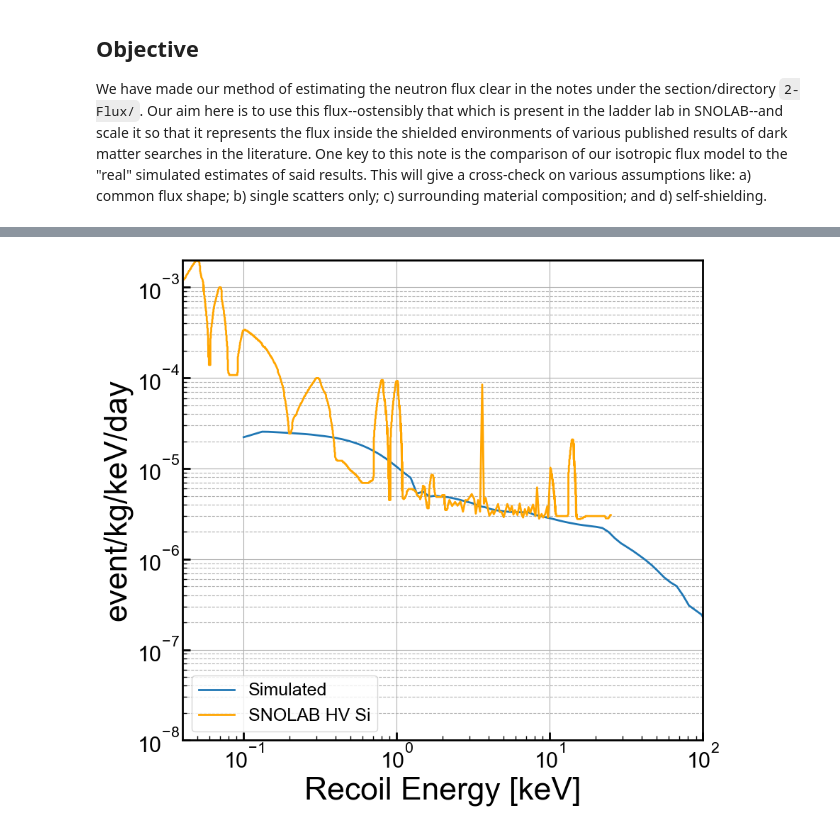
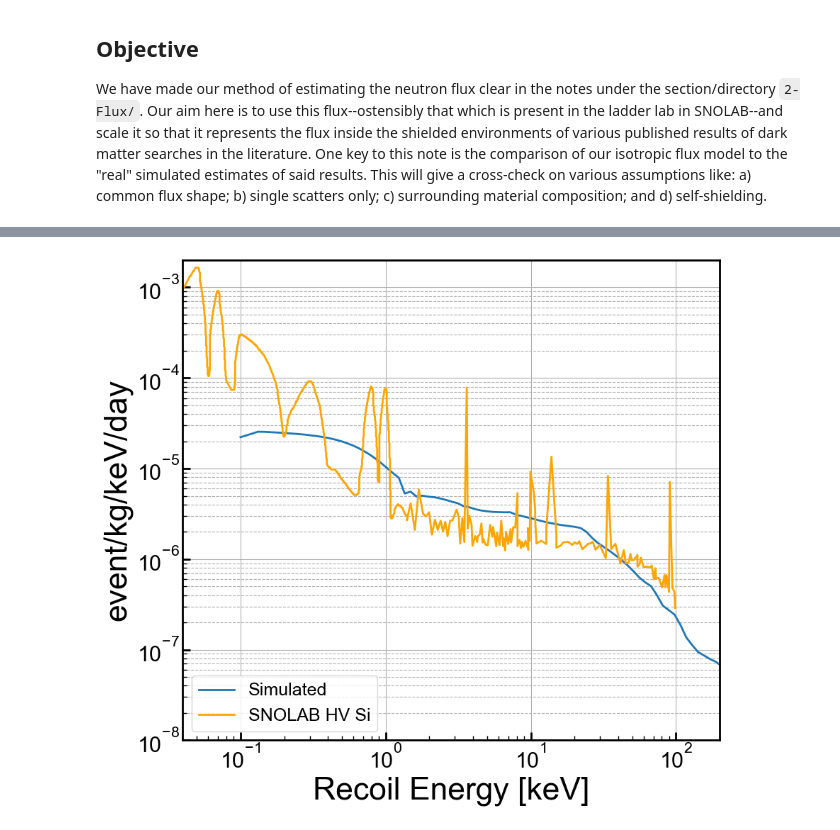
Before and after one commit to villano-lab/n-elec-scattering, a Jupyter notebook: 3-Final-Spectra/A-Flux-Scaling.ipynb, the cells around one changed output, grey strips where cells are left out. Drawn from its saved outputs; the diff is of its cells as text; code cells hidden in the pictures.

```diff
--- a/3-Final-Spectra/A-Flux-Scaling.ipynb
+++ b/3-Final-Spectra/A-Flux-Scaling.ipynb
@@ -70,37 +70,37 @@ ax1 = axes
 scdms_si_factor=5e-6
 
 ax1.plot(Er*1000,scdms_si_factor*drde_Si[:,0],label='Simulated')
-ax1.plot(f6TR_nu[0], f6TR_nu[1]/365,color='orange',linestyle='-',label="SNOLAB HV Si",linewidth=2)
+ax1.plot(f7TR_nu[0], f7TR_nu[1]/365,color='orange',linestyle='-',label="SNOLAB HV Si",linewidth=2)
 
 
 ymin = 1e-8
 ymax = 2e-3
 
 #shade in 1-sigma uncertainty bands
 #ax1.fill_between(th232chainEn,th_range[0]*jac*th232chainRn/width,th_range[1]*jac*th232chainRn/width, \
 #                 facecolor='y',alpha=0.5,label='')
 #ax1.fill_between(uchainEn,u_range[0]*jac*uchainRn/width,u_range[1]*jac*uchainRn/width, \
 #                 facecolor='r',alpha=0.3,label='')
 #ax1.fill_between(sumEn,jac*sumUp/width,jac*sumDn/width, \
 #                 facecolor='k',alpha=0.3,label='1$\sigma$ (x10)')
 
 
 #ax1.set_yscale('linear')
 ax1.set_yscale('log')
 ax1.set_xscale('log')
-ax1.set_xlim(0.04, 100)
+ax1.set_xlim(0.04, 200)
 ax1.set_ylim(ymin,ymax)
 ax1.set_xlabel(r'Recoil Energy [keV]')
 ax1.set_ylabel('event/kg/keV/day')
 ax1.grid(True)
 ax1.yaxis.grid(True,which='minor',linestyle='--')
 ax1.legend(loc=3,prop={'size':18})
 #ax1.legend(bbox_to_anchor=(1.04,1),borderaxespad=0,prop={'size':22})
 
 for axis in ['top','bottom','left','right']:
   ax1.spines[axis].set_linewidth(2)
 
 plt.tight_layout()
 plt.show()
 # %% [output]
-[figure, old version]
+[figure, new version]
```
